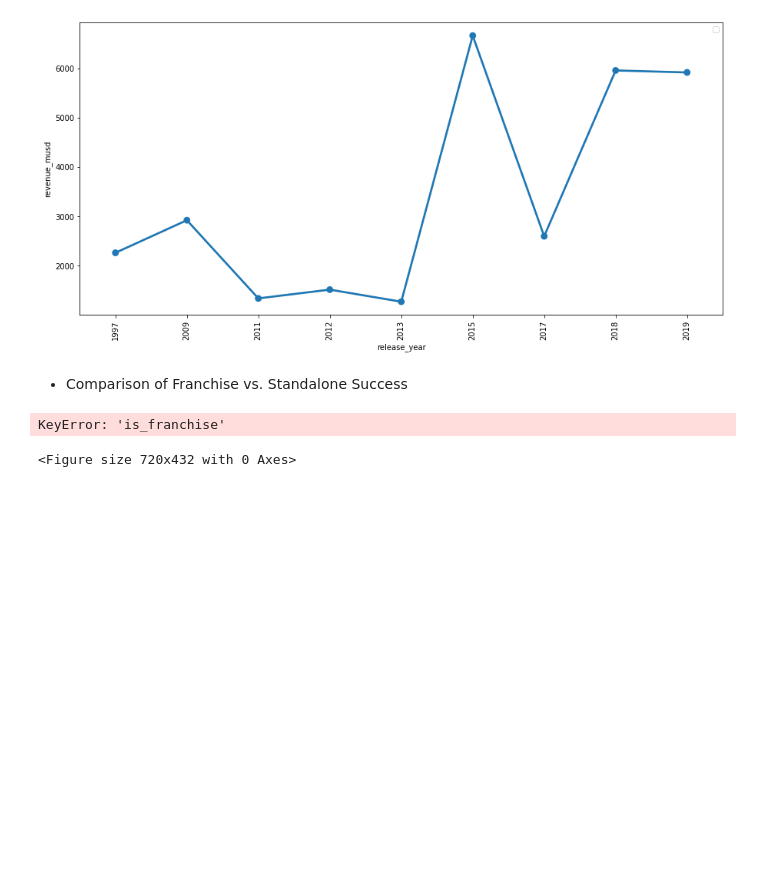
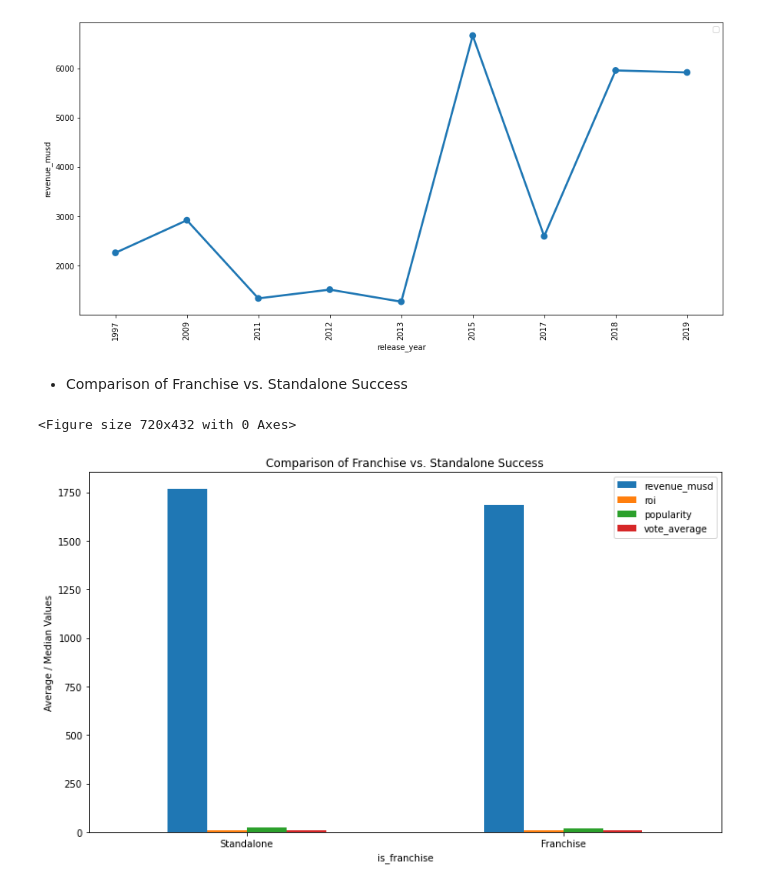
Before and after one commit to kgyauAmtch/Amtch_Personal_Projects, a Jupyter notebook: Project1/notebooks/data_cleaning.ipynb, the cells around one changed output. Cells and saved outputs as stored; diff of their text form; code cells hidden in the pictures; blank space fills up the shorter version.

Commit message:
made some changes to the python scripts to solve some errors'

```diff
--- a/Project1/notebooks/data_cleaning.ipynb
+++ b/Project1/notebooks/data_cleaning.ipynb
@@ -1182,12 +1170,20 @@ No handles with labels found to put in legend.
 - Comparison of Franchise vs. Standalone Success
 # %%
 plt.figure(figsize=(10, 6))
-franchise_group = df.groupby('is_franchise').agg({
+franchise_group = reordered_df.groupby('is_franchise').agg({
         'revenue_musd': 'mean',
         'roi': 'median',
         'popularity': 'mean',
         'vote_average': 'mean'
 }).reset_index()
+
+franchise_group['is_franchise'] = franchise_group['is_franchise'].map({True: 'Franchise', False: 'Standalone'})
+franchise_group.set_index('is_franchise', inplace=True)
+franchise_group.plot(kind='bar', figsize=(12, 7))
+plt.title('Comparison of Franchise vs. Standalone Success')
+plt.ylabel('Average / Median Values')
+plt.xticks(rotation=0)
+plt.show()
 # %% [output]
-KeyError: 'is_franchise'
+<Figure size 720x432 with 0 Axes>
-<Figure size 720x432 with 0 Axes>
+[figure, added]
```
Also changed, not shown: parts of 9 cells of this notebook, 7 other files.
